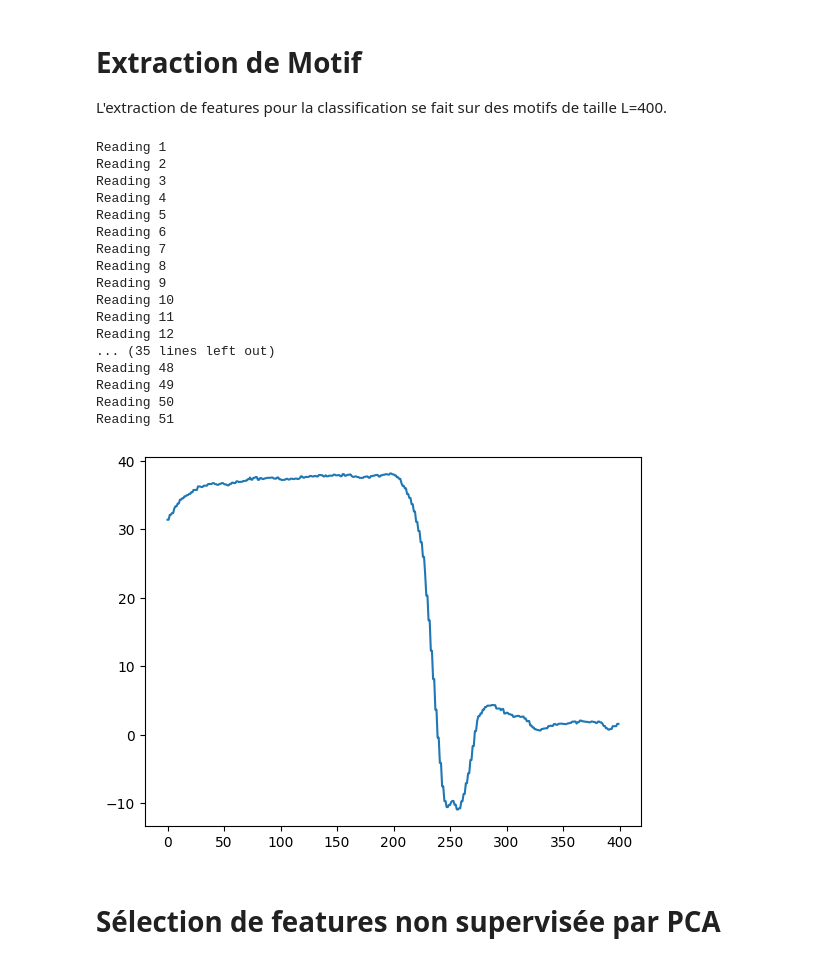
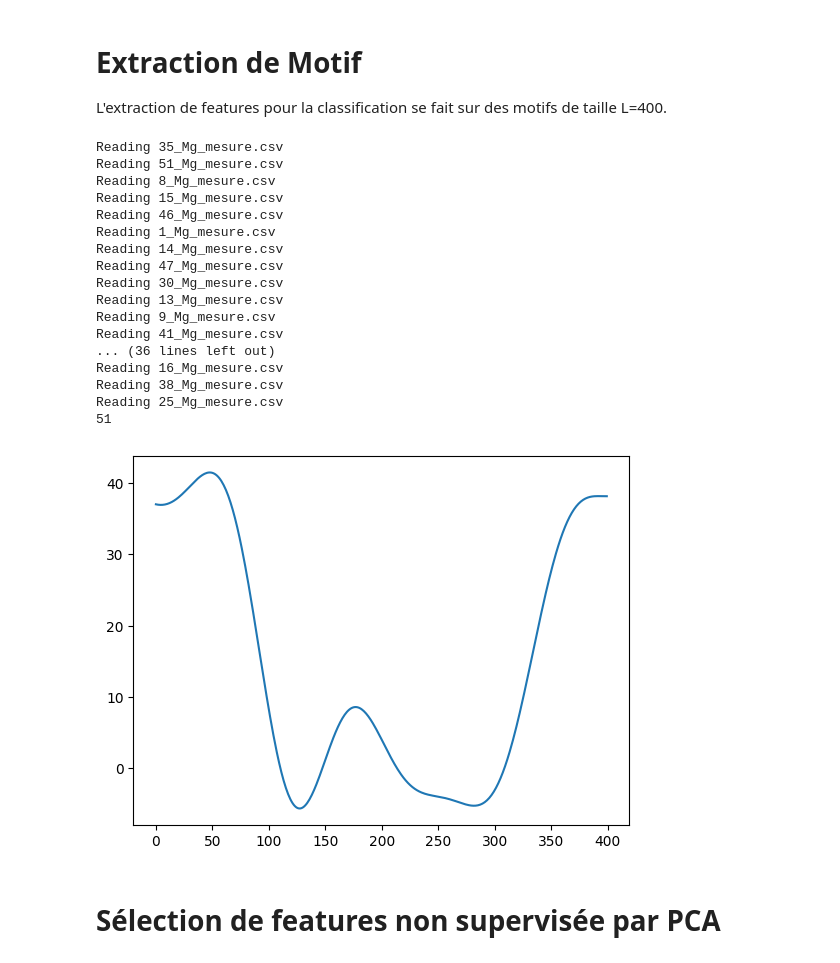
Before and after one commit to Chromathematics/Projet_Signal_ARIA_2025, a Jupyter notebook: ProjetSignal.ipynb, the cells around one changed output. Drawn from its saved outputs; the diff is of its cells as text; code cells hidden in the pictures.

```diff
--- a/ProjetSignal.ipynb
+++ b/ProjetSignal.ipynb
@@ -222,10 +222,10 @@ def fill_gap_with_quadratic(t, x, gap_start, gap_end, Fs,
 
 Liste3=[]
 N=len(Liste2)
-rang=0
+
 for i in range(N):
+    print(i)
     name = Liste2['name'].iloc[i]
-    print(name,rang)
     x_fill=Liste2['x'].iloc[i]
     t=Liste2['t'].iloc[i]
     _,Fs=SAMPLINGarray(t)
@@ -446,4 +446,5 @@ for i in range(N):
     rang+=1
     Liste3.append([name,y,t])
 print(len(Liste3))
+Liste3=pandas.DataFrame(Liste3,columns=['name','x','t'])
 # %% [output]
@@ -474,66 +484,60 @@ def fast_distance_profile_nEUC(x,p):
     Np=np.size(p)
     p_=(p-np.mean(p))/np.std(p)
     p__=np.zeros((N,))
     p__[0:Np]=np.flip(p_)
     r=np.real(np.fft.ifft(np.multiply(np.fft.fft(x),np.fft.fft(p__))))
     vari=np.sqrt(Np * (c2[Np:-1]-c2[:N-Np]) -  (c[Np:-1]-c[:N-Np])**2)
     d=np.sqrt(np.maximum(2*Np*(1-np.divide(r[Np-1:N-1],vari)),0))
     return d
 def matrix_profile(x,w):
     N=x.shape[0]
     d=np.inf*np.ones((N-w,))
     for i in range(N-w):
       x_=x[i:i+w]
       c=fast_distance_profile_nEUC(x,x_)
       c[np.maximum(0,int(i-w)):np.minimum(N-w,int(i+w))]=np.inf
       d=np.minimum(d,c)
     return d
 def matrix_profile_pattern_nEUc(x2,L):
     #matrix profile using nEUc for distance comparison
     m=matrix_profile(x2,L)
     N=x2.shape[0]
     ind=np.argmin(m)
     #pattern extraction
     p=x2[ind:ind+L]
     return p
 pattern_stacked=[]
-i=0
-for exp in Liste2:
-  i+=1
-  print(f"Reading {i}")
-
-  p=matrix_profile_pattern_nEUc(exp[0],L)
-  pattern_stacked.append(p)
-  if i==3:
-    np.savez(f"{Data_path}exp_3_4_0.npz",p=p)
-    p=matrix_profile_pattern_nEUc(exp[0],600)
-    np.savez(f"{Data_path}exp_3_6_0.npz",p=p)
-  if i==41:
-    np.savez(f"{Data_path}exp_41_4_0.npz",p=p)
-    p=matrix_profile_pattern_nEUc(exp[0],600)
-    np.savez(f"{Data_path}exp_41_6_0.npz",p=p)
+N=len(Liste3)
+for i in range(N):
+    name=Liste3['name'].iloc[i]
+    print(f"Reading {name}")
+    x=Liste3['x'].iloc[i]
+    t=Liste3['t'].iloc[i]
+    p=matrix_profile_pattern_nEUc(x,L)
+    pattern_stacked.append(p)
+print(len(pattern_stacked))
 pattern_stacked=np.array(pattern_stacked)
 plt.plot(pattern_stacked[0])
 plt.show()
 # %% [output]
-Reading 1
-Reading 2
-Reading 3
-Reading 4
-Reading 5
-Reading 6
-Reading 7
-Reading 8
-Reading 9
-Reading 10
-Reading 11
-Reading 12
-... (35 lines left out)
-Reading 48
-Reading 49
-Reading 50
-Reading 51
+Reading 35_Mg_mesure.csv
+Reading 51_Mg_mesure.csv
+Reading 8_Mg_mesure.csv
+Reading 15_Mg_mesure.csv
+Reading 46_Mg_mesure.csv
+Reading 1_Mg_mesure.csv
+Reading 14_Mg_mesure.csv
+Reading 47_Mg_mesure.csv
+Reading 30_Mg_mesure.csv
+Reading 13_Mg_mesure.csv
+Reading 9_Mg_mesure.csv
+Reading 41_Mg_mesure.csv
+... (36 lines left out)
+Reading 16_Mg_mesure.csv
+Reading 38_Mg_mesure.csv
+Reading 25_Mg_mesure.csv
+51
-[figure, old version]
+[figure, new version]
 # %% [markdown]
 # Sélection de features non supervisée par PCA
 # %%
```
Also changed, not shown: parts of 5 cells of this notebook.
